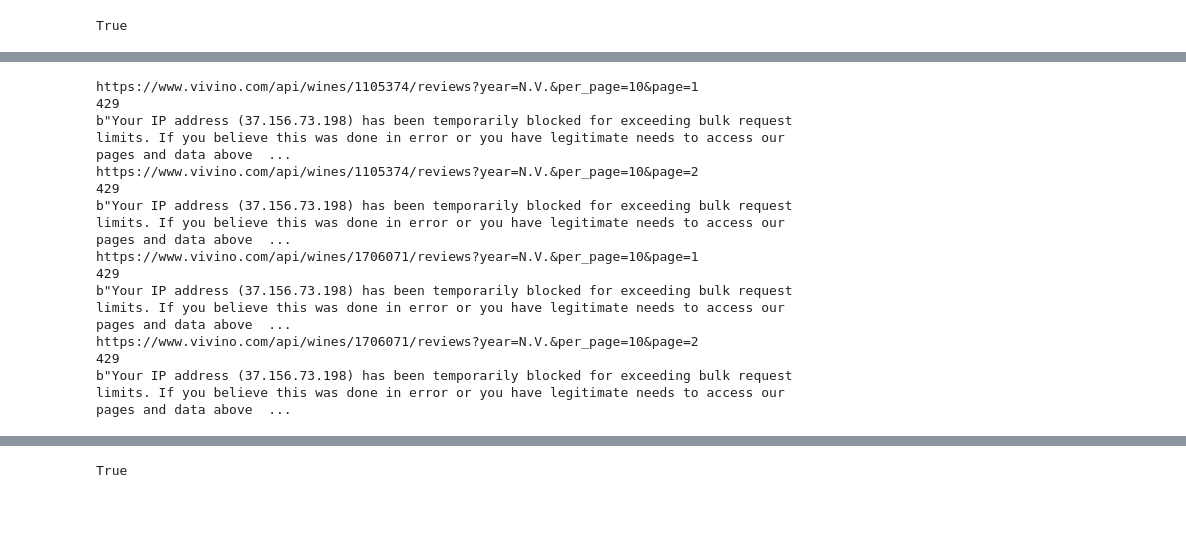
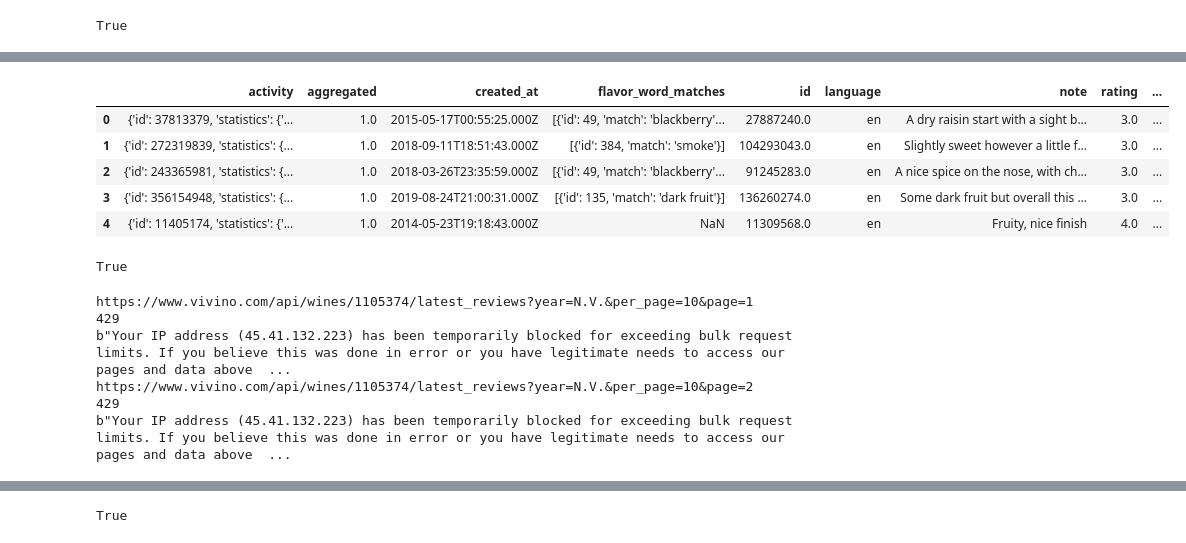
Before and after one commit to sveta-egorova/wine, a Jupyter notebook: vivino_crawler.ipynb, the cells around one changed output, grey strips where cells are left out. Saved outputs shown, nothing was run; the diff lists cells and outputs as text; code cells hidden in the pictures; blank space fills up the shorter version.

```diff
--- a/vivino_crawler.ipynb
+++ b/vivino_crawler.ipynb
@@ -2036,0 +2258,20 @@ def extract_reviews_to_df(page, headers, df):
+# %%
+reviews_df.head()
+# %% [output]
+|  | activity | aggregated | created_at | flavor_word_matches | id | language | note | rating | ... |
+| 0 | {'id': 37813379, 'statistics': {'... | 1.0 | 2015-05-17T00:55:25.000Z | [{'id': 49, 'match': 'blackberry'... | 27887240.0 | en | A dry raisin start with a sight b... | 3.0 | ... |
+| 1 | {'id': 272319839, 'statistics': {... | 1.0 | 2018-09-11T18:51:43.000Z | [{'id': 384, 'match': 'smoke'}] | 104293043.0 | en | Slightly sweet however a little f... | 3.0 | ... |
+| 2 | {'id': 243365981, 'statistics': {... | 1.0 | 2018-03-26T23:35:59.000Z | [{'id': 49, 'match': 'blackberry'... | 91245283.0 | en | A nice spice on the nose, with ch... | 3.0 | ... |
+| 3 | {'id': 356154948, 'statistics': {... | 1.0 | 2019-08-24T21:00:31.000Z | [{'id': 135, 'match': 'dark fruit'}] | 136260274.0 | en | Some dark fruit but overall this ... | 3.0 | ... |
+| 4 | {'id': 11405174, 'statistics': {'... | 1.0 | 2014-05-23T19:18:43.000Z | NaN | 11309568.0 | en | Fruity, nice finish | 4.0 | ... |
+# %%
+browser = initialize_chrome_driver()
+test_wine_page = "https://www.vivino.com/domaine-hippolyte-reverdy-sancerre/w/1112140?year=2019&price_id=22907185&cart_item_source="
+
+# "https://www.vivino.com/explore?e=eJzLLbI1VMvNzLM1UMtNrLA1MTBQS660dXdSSwYSAWoFQNn0NNuyxKLM1JLEHLX8JNuixJLMvPTi-MSy1KLE9FS1fNuU1OJktfKS6FhbQwDu-xpj"
+browser.get(test_wine_page)
+# res = browser.find_element_by_class_name("inner-page")
+browser.get_screenshot_as_file('test_screenshot.png')
+# # browser.text
+# %% [output]
+True
@@ -2037,22 +2339,16 @@ def extract_reviews_to_df(page, headers, df):
 # %%
 reviews_df = pd.DataFrame()
 
-for wine_id in wine_id_list[:2]:
-    for page in range(1, 3):
-        page = f'https://www.vivino.com/api/wines/{wine_id}/reviews?year=N.V.&per_page=10&page={page}'
-        print(page)
-        reviews_df = extract_reviews_to_df(page, headers_browser, reviews_df)
-# rev_df_test = get_reviews_to_df(wine_id_list[:5], headers_browser, reviews_df)
+for page in range(1, 3):
+    page = f'https://www.vivino.com/api/wines/{wine_id_list[0]}/latest_reviews?year=N.V.&per_page=10&page={page}'
+    print(page)
+    reviews_df = extract_reviews_to_df(page, headers_test, reviews_df)
+
+# https://www.vivino.com/api/wines/1112140/latest_reviews?year=2019&per_page=4
 # %% [output]
-https://www.vivino.com/api/wines/1105374/reviews?year=N.V.&per_page=10&page=1
+https://www.vivino.com/api/wines/1105374/latest_reviews?year=N.V.&per_page=10&page=1
 429
-b"Your IP address (37.156.73.198) has been temporarily blocked for exceeding bulk request limits. If you believe this was done in error or you have legitimate needs to access our pages and data above  ...
-https://www.vivino.com/api/wines/1105374/reviews?year=N.V.&per_page=10&page=2
+b"Your IP address (45.41.132.223) has been temporarily blocked for exceeding bulk request limits. If you believe this was done in error or you have legitimate needs to access our pages and data above  ...
+https://www.vivino.com/api/wines/1105374/latest_reviews?year=N.V.&per_page=10&page=2
 429
-b"Your IP address (37.156.73.198) has been temporarily blocked for exceeding bulk request limits. If you believe this was done in error or you have legitimate needs to access our pages and data above  ...
-https://www.vivino.com/api/wines/1706071/reviews?year=N.V.&per_page=10&page=1
-429
-b"Your IP address (37.156.73.198) has been temporarily blocked for exceeding bulk request limits. If you believe this was done in error or you have legitimate needs to access our pages and data above  ...
-https://www.vivino.com/api/wines/1706071/reviews?year=N.V.&per_page=10&page=2
-429
-b"Your IP address (37.156.73.198) has been temporarily blocked for exceeding bulk request limits. If you believe this was done in error or you have legitimate needs to access our pages and data above  ...
+b"Your IP address (45.41.132.223) has been temporarily blocked for exceeding bulk request limits. If you believe this was done in error or you have legitimate needs to access our pages and data above  ...
```
Also changed, not shown: parts of 115 cells of this notebook, 4 other files.
